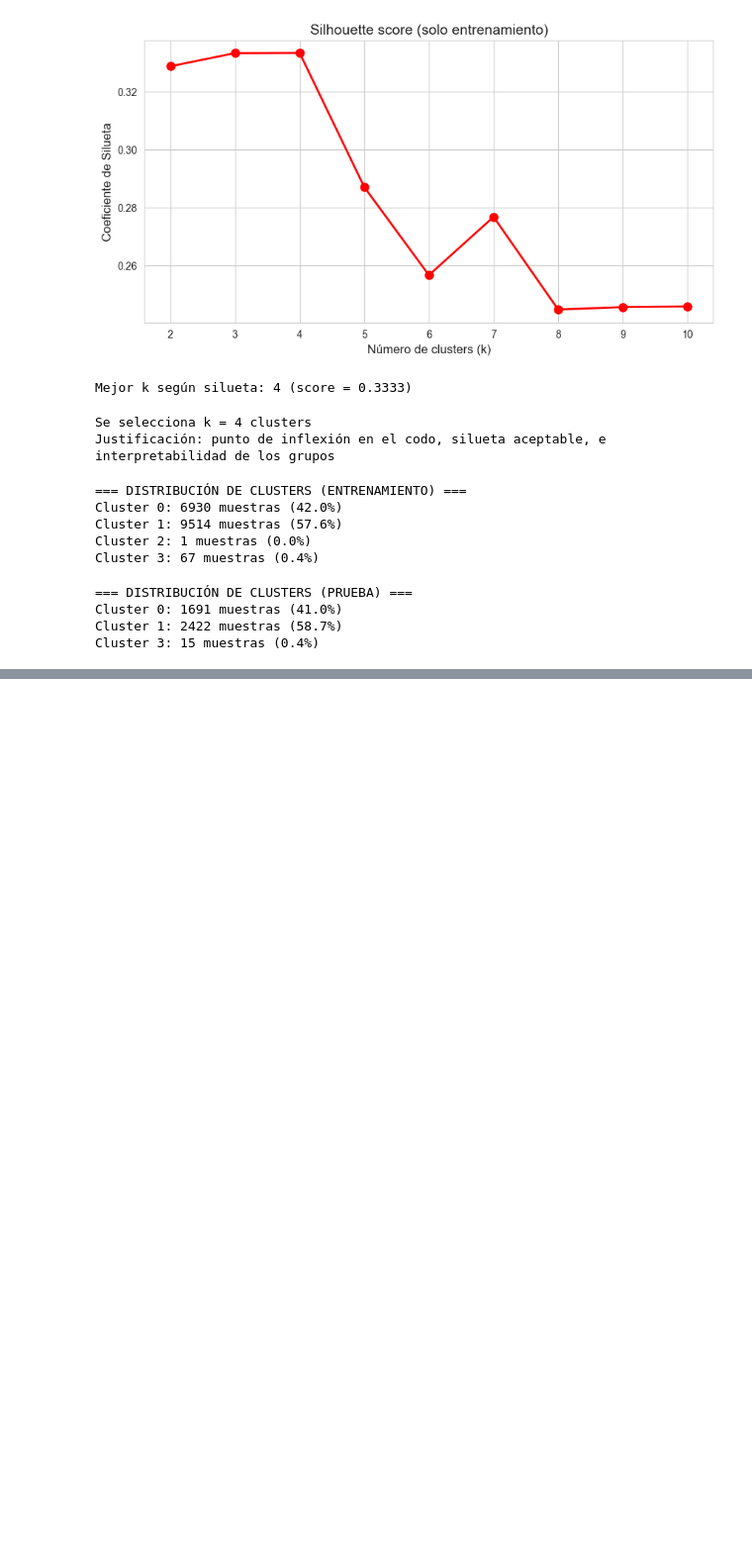
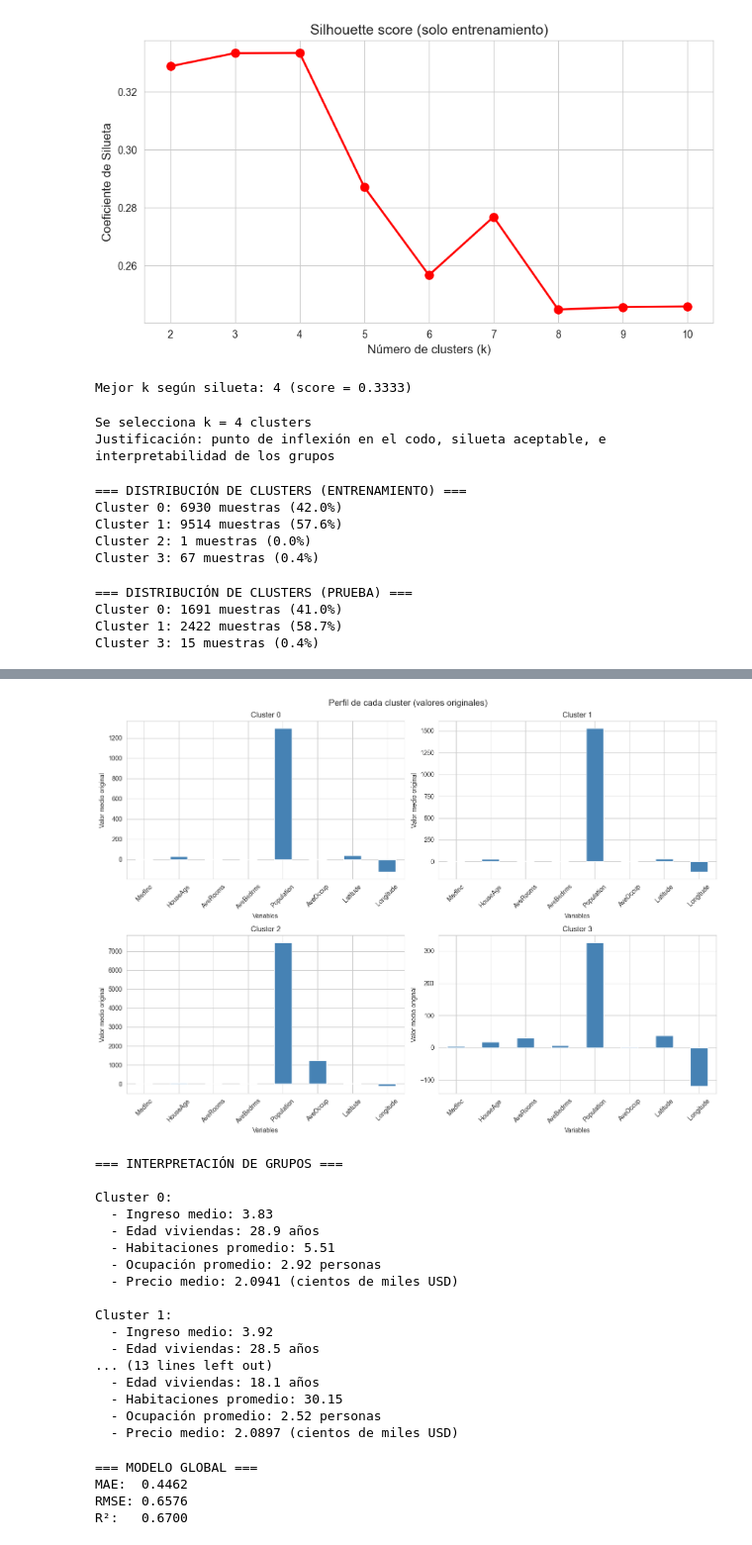
Before and after one commit to DanteSolorzano/Proyecto-final, a Jupyter notebook: v2.ipynb, the cells around one changed output, grey strips where cells are left out. Shown at 99% size. Saved outputs shown, nothing was run; the diff lists cells and outputs as text; code cells hidden in the pictures; blank space fills up the shorter version.

```diff
--- a/v2.ipynb
+++ b/v2.ipynb
@@ -215,0 +226,69 @@ R²:   0.6690
+# %%
+# Centroides en escala original (para interpretación)
+centroids_original = scaler.inverse_transform(centroids_train)
+centroids_original_df = pd.DataFrame(centroids_original, columns=housing.feature_names)
+
+# Gráfico de barras comparativo
+fig, axes = plt.subplots(2, 2, figsize=(14, 10))
+axes = axes.ravel()
+
+for i in range(k_clusters):
+    centroids_original_df.iloc[i].plot(kind='bar', ax=axes[i], color='steelblue')
+    axes[i].set_title(f'Cluster {i}', fontsize=12)
+    axes[i].set_ylabel('Valor medio original')
+    axes[i].set_xlabel('Variables')
+    axes[i].tick_params(axis='x', rotation=45)
+
+plt.suptitle('Perfil de cada cluster (valores originales)', fontsize=14)
+plt.tight_layout()
+plt.show()
+
+# Interpretación textual
+print("\n=== INTERPRETACIÓN DE GRUPOS ===")
+for i in range(k_clusters):
+    profile = centroids_original_df.iloc[i]
+    print(f"\nCluster {i}:")
+    print(f"  - Ingreso medio: {profile['MedInc']:.2f}")
+    print(f"  - Edad viviendas: {profile['HouseAge']:.1f} años")
+    print(f"  - Habitaciones promedio: {profile['AveRooms']:.2f}")
+    print(f"  - Ocupación promedio: {profile['AveOccup']:.2f} personas")
+    print(f"  - Precio medio: {cluster_profiles.loc[i, 'MedHouseVal']:.4f} (cientos de miles USD)")
+# %% [output]
+[figure, added]
+=== INTERPRETACIÓN DE GRUPOS ===
+
+Cluster 0:
+  - Ingreso medio: 3.83
+  - Edad viviendas: 28.9 años
+  - Habitaciones promedio: 5.51
+  - Ocupación promedio: 2.92 personas
+  - Precio medio: 2.0941 (cientos de miles USD)
+
+Cluster 1:
+  - Ingreso medio: 3.92
+  - Edad viviendas: 28.5 años
+... (13 lines left out)
+  - Edad viviendas: 18.1 años
+  - Habitaciones promedio: 30.15
+  - Ocupación promedio: 2.52 personas
+  - Precio medio: 2.0897 (cientos de miles USD)
+# %%
+# Modelo global
+knn_global = KNeighborsRegressor(n_neighbors=5)
+knn_global.fit(X_train_scaled, y_train)
+y_pred_global = knn_global.predict(X_test_scaled)
+
+# Métricas globales
+mae_global = mean_absolute_error(y_test, y_pred_global)
+rmse_global = np.sqrt(mean_squared_error(y_test, y_pred_global))
+r2_global = r2_score(y_test, y_pred_global)
+
+print("=== MODELO GLOBAL ===")
+print(f"MAE:  {mae_global:.4f}")
+print(f"RMSE: {rmse_global:.4f}")
+print(f"R²:   {r2_global:.4f}")
+# %% [output]
+=== MODELO GLOBAL ===
+MAE:  0.4462
+RMSE: 0.6576
+R²:   0.6700
```
Also changed, not shown: parts of 13 cells of this notebook.
